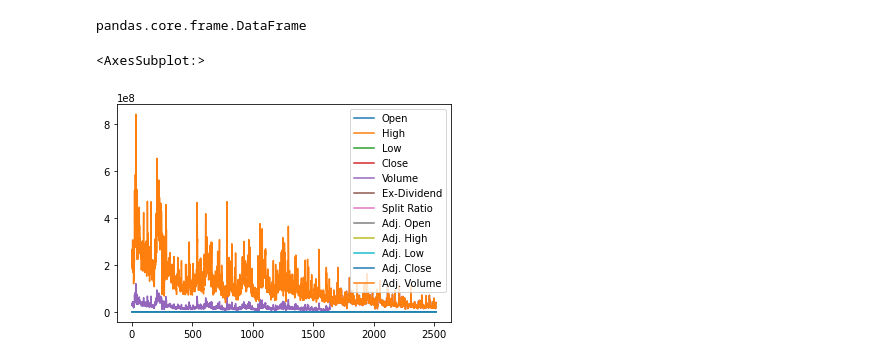
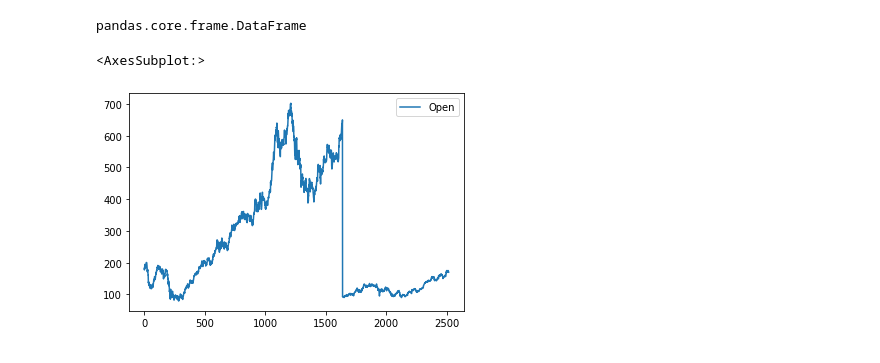
Before and after one commit to anubhavjaiswal03/macd-demo, a Jupyter notebook: Read-CSV-Demo.ipynb, the cells around one changed output. Cells and saved outputs as stored; diff of their text form; code cells hidden in the pictures.

```diff
--- a/Read-CSV-Demo.ipynb
+++ b/Read-CSV-Demo.ipynb
@@ -21,10 +21,10 @@ type(data)
 # %% [output]
 pandas.core.frame.DataFrame
 # %%
-data.plot()
+data[['Open']].plot()
 # %% [output]
 <AxesSubplot:>
-[figure, old version]
+[figure, new version]
 # %%
 data.dtypes
 # %% [output]
```
Also changed, not shown: parts of 4 cells of this notebook, 1 other file.
